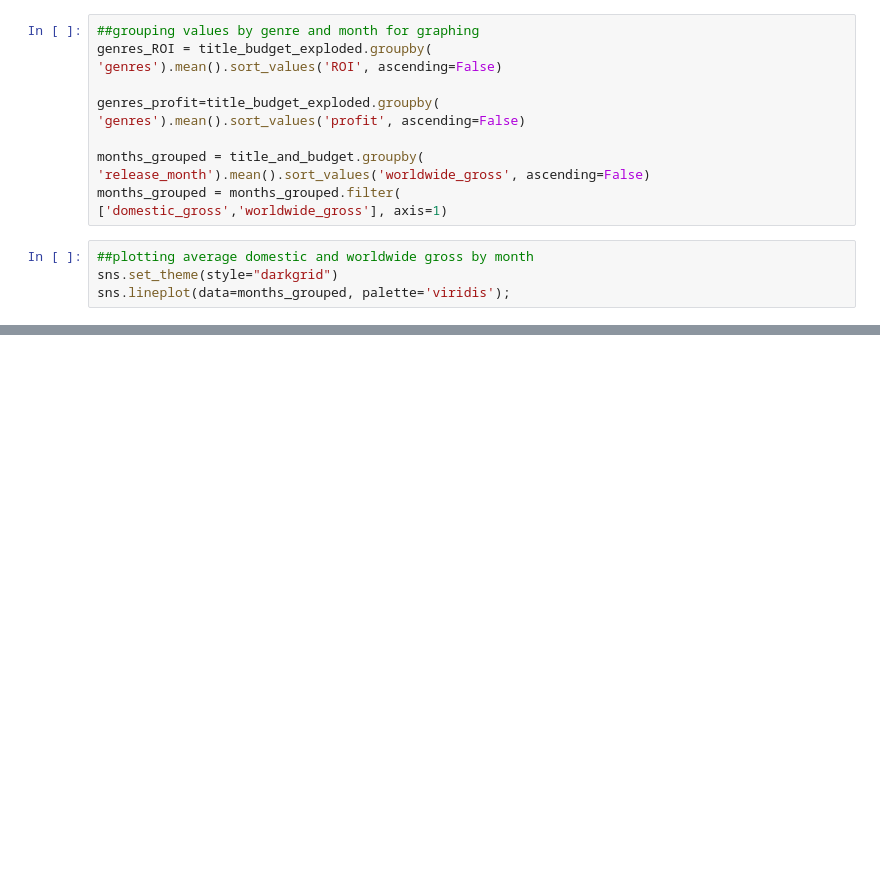
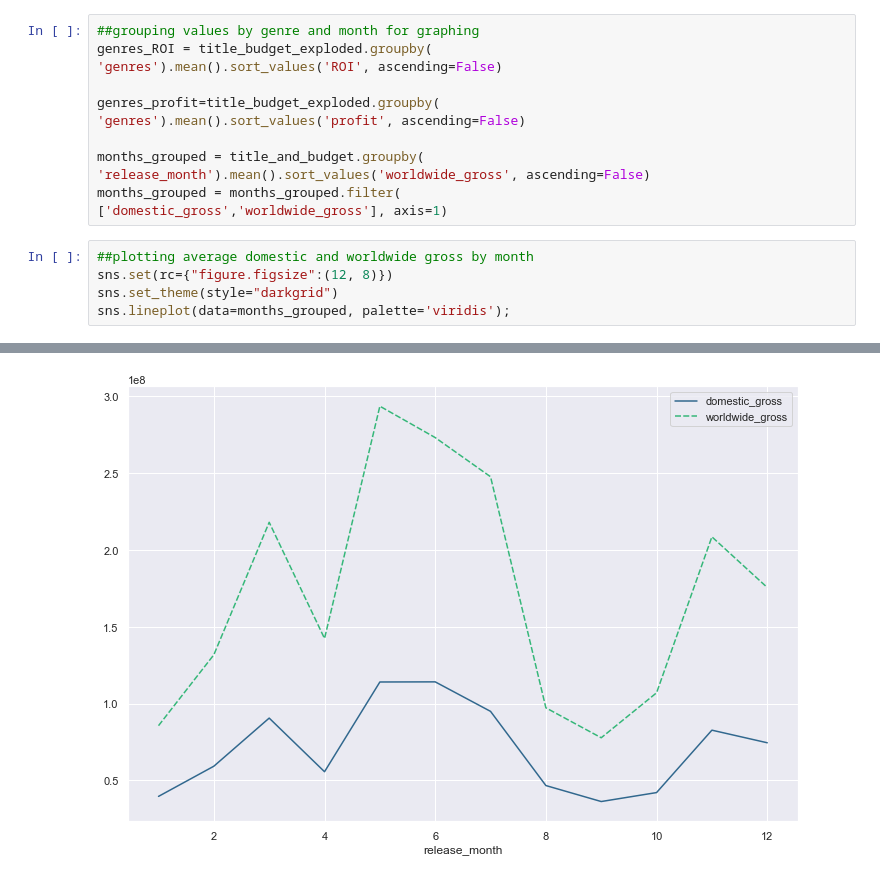
Before and after one commit to cmhollman/dsc-phase-1-project-v2-3, a Jupyter notebook: student.ipynb, the cells around one changed output, grey strips where cells are left out. Drawn from its saved outputs; the diff is of its cells as text; blank space fills up the shorter version.

```diff
--- a/student.ipynb
+++ b/student.ipynb
@@ -165,6 +164,7 @@ months_grouped = months_grouped.filter(
 ['domestic_gross','worldwide_gross'], axis=1)
 # %%
 ##plotting average domestic and worldwide gross by month
+sns.set(rc={"figure.figsize":(12, 8)})
 sns.set_theme(style="darkgrid")
 sns.lineplot(data=months_grouped, palette='viridis');
 # %% [output]
@@ -172,2 +171,3 @@ SyntaxError: invalid syntax (<ipython-input-215-bbb8f7e12e5b>, line 4)
+[figure, added]
 # %%
 ##plotting average ROI of by genre
```
Also changed, not shown: parts of 6 cells of this notebook.
